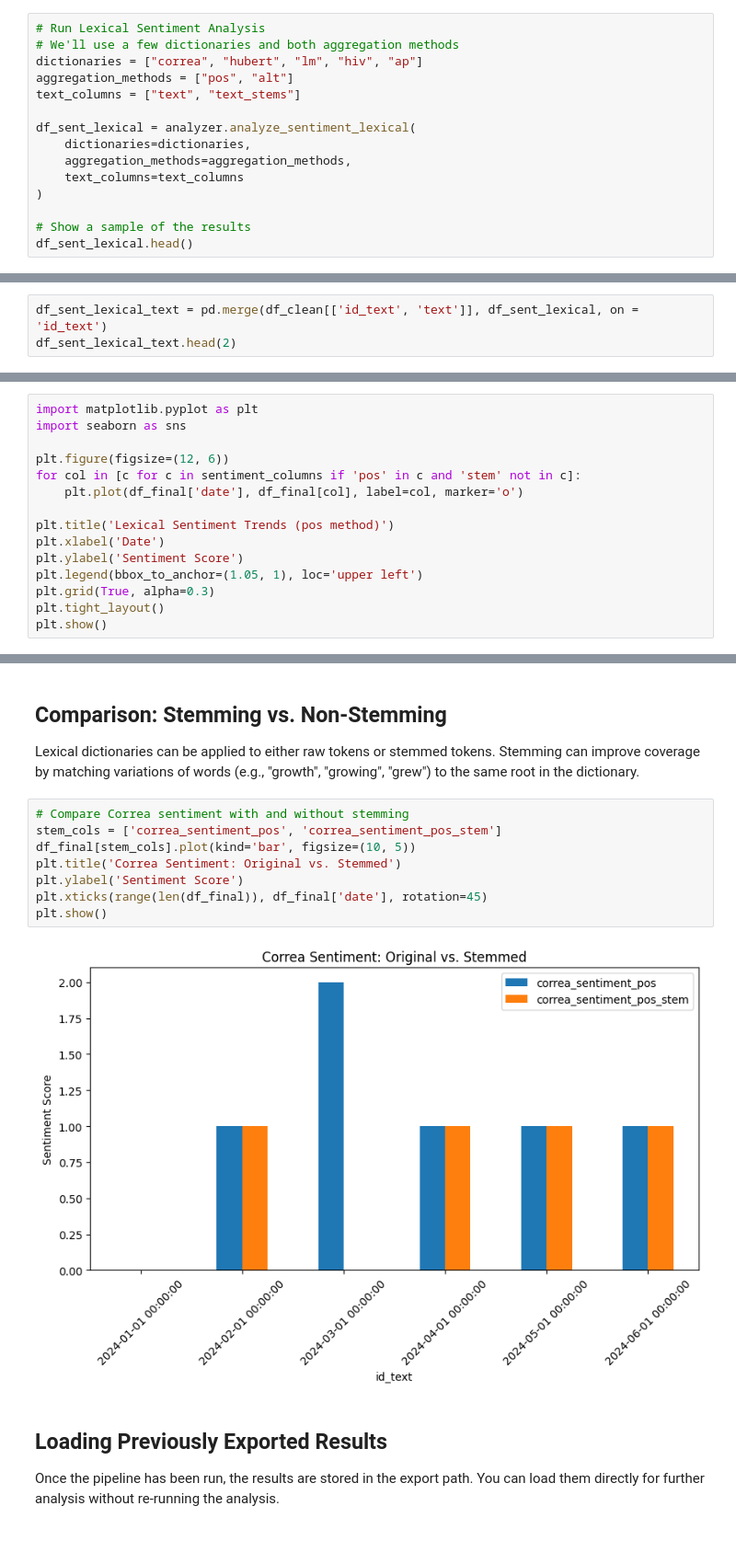
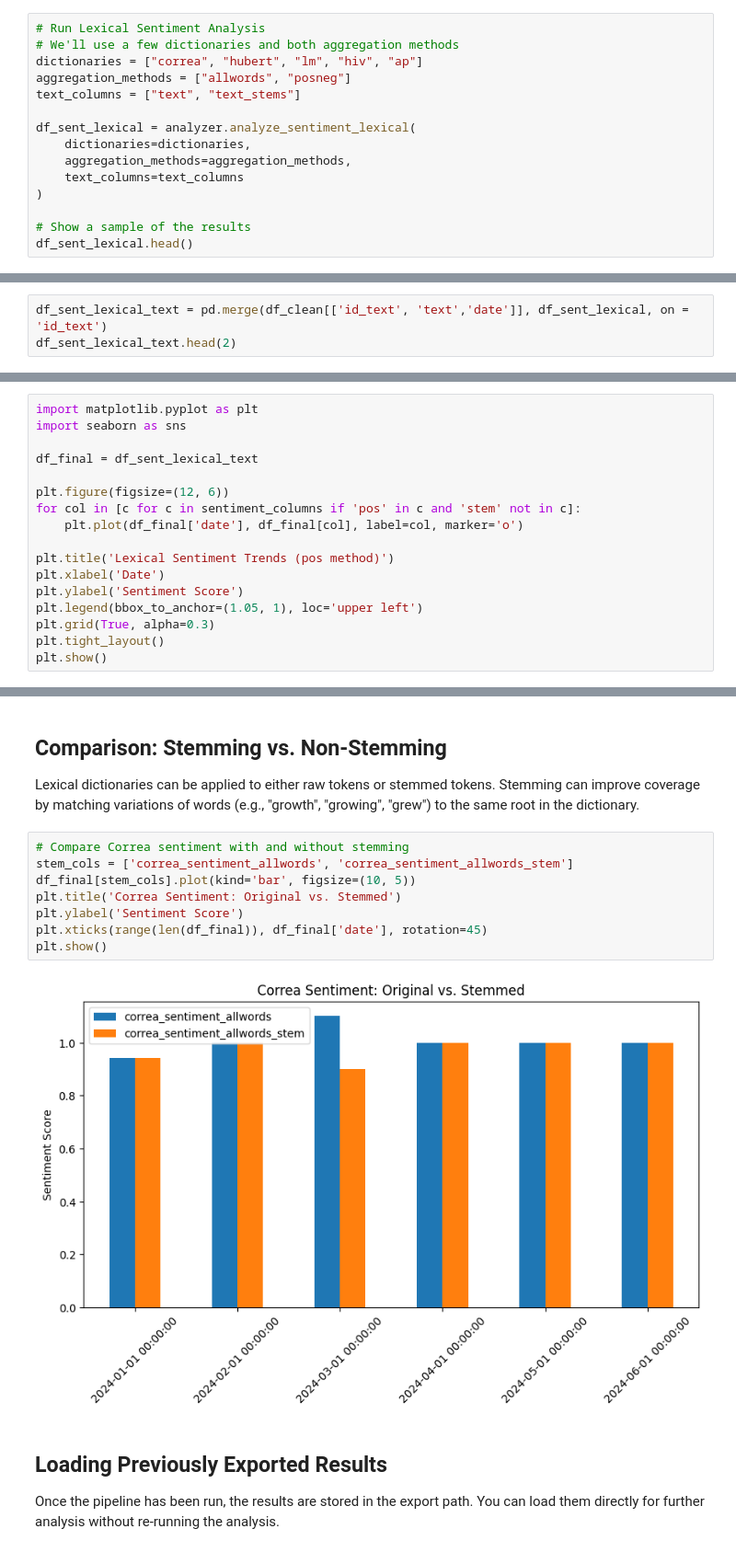
Before and after one commit to corybaird/auto-econ-sentiment, a Jupyter notebook: notebooks/autoecon_demo.ipynb, the cells around one changed output, grey strips where cells are left out. Shown at 92% size. Drawn from its saved outputs; the diff is of its cells as text.

Commit message:
REFACTOR so different calculations are more intuitive _allwords, _posneg

```diff
--- a/notebooks/autoecon_demo.ipynb
+++ b/notebooks/autoecon_demo.ipynb
@@ -88,7 +86,7 @@ WARNING:root:spaCy model not found. Falling back to NLTK.
 # Run Lexical Sentiment Analysis
 # We'll use a few dictionaries and both aggregation methods
 dictionaries = ["correa", "hubert", "lm", "hiv", "ap"]
-aggregation_methods = ["pos", "alt"]
+aggregation_methods = ["allwords", "posneg"]
 text_columns = ["text", "text_stems"]
 
 df_sent_lexical = analyzer.analyze_sentiment_lexical(
@@ -171,6 +169,6 @@ df_sent_lexical[sentiment_columns].describe().round(1)
 # %% [markdown]
 ## 2.1 Show example of sentiment and keywords
 # %%
-df_sent_lexical_text = pd.merge(df_clean[['id_text', 'text']], df_sent_lexical, on = 'id_text')
+df_sent_lexical_text = pd.merge(df_clean[['id_text', 'text','date']], df_sent_lexical, on = 'id_text')
 df_sent_lexical_text.head(2)
 # %% [output]
@@ -245,6 +243,8 @@ show_dictionary_example("ap")
 # %%
 import matplotlib.pyplot as plt
 import seaborn as sns
+
+df_final = df_sent_lexical_text
 
 plt.figure(figsize=(12, 6))
 for col in [c for c in sentiment_columns if 'pos' in c and 'stem' not in c]:
@@ -265,14 +265,14 @@ plt.show()
 Lexical dictionaries can be applied to either raw tokens or stemmed tokens. Stemming can improve coverage by matching variations of words (e.g., "growth", "growing", "grew") to the same root in the dictionary.
 # %%
 # Compare Correa sentiment with and without stemming
-stem_cols = ['correa_sentiment_pos', 'correa_sentiment_pos_stem']
+stem_cols = ['correa_sentiment_allwords', 'correa_sentiment_allwords_stem']
 df_final[stem_cols].plot(kind='bar', figsize=(10, 5))
 plt.title('Correa Sentiment: Original vs. Stemmed')
 plt.ylabel('Sentiment Score')
 plt.xticks(range(len(df_final)), df_final['date'], rotation=45)
 plt.show()
 # %% [output]
-[figure, old version]
+[figure, new version]
 # %% [markdown]
 ## Loading Previously Exported Results
 
```
Also changed, not shown: parts of 13 cells of this notebook, 6 other files.
